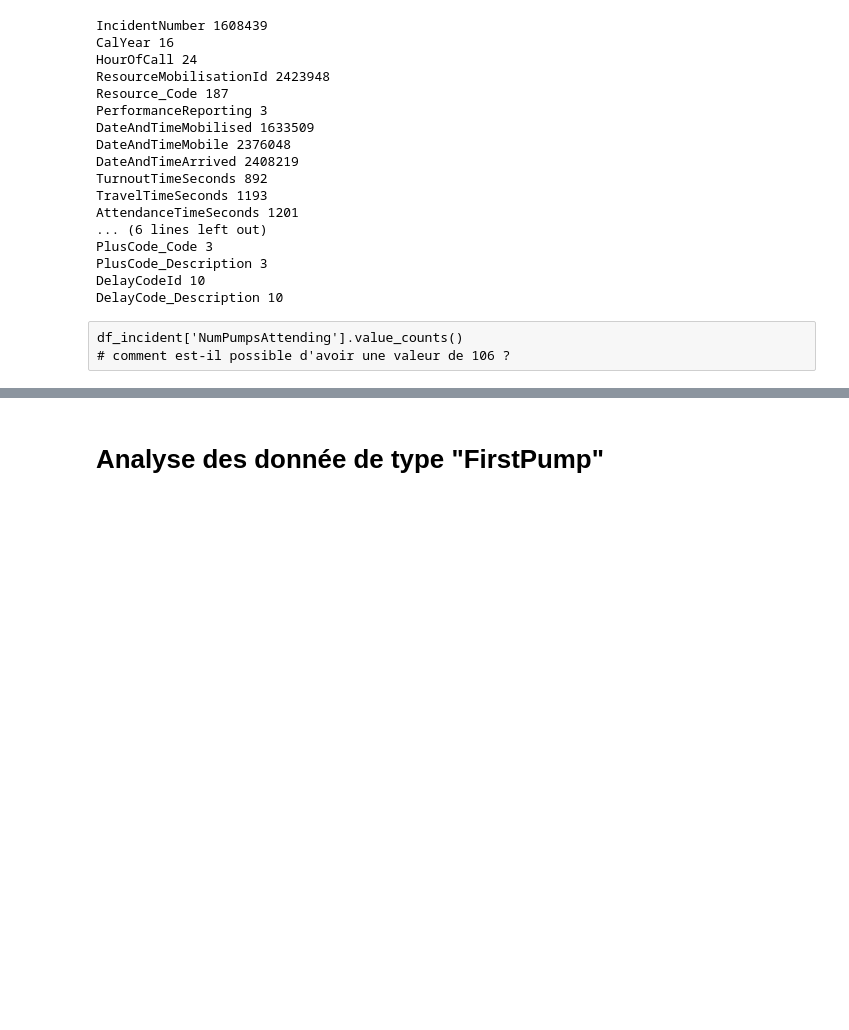
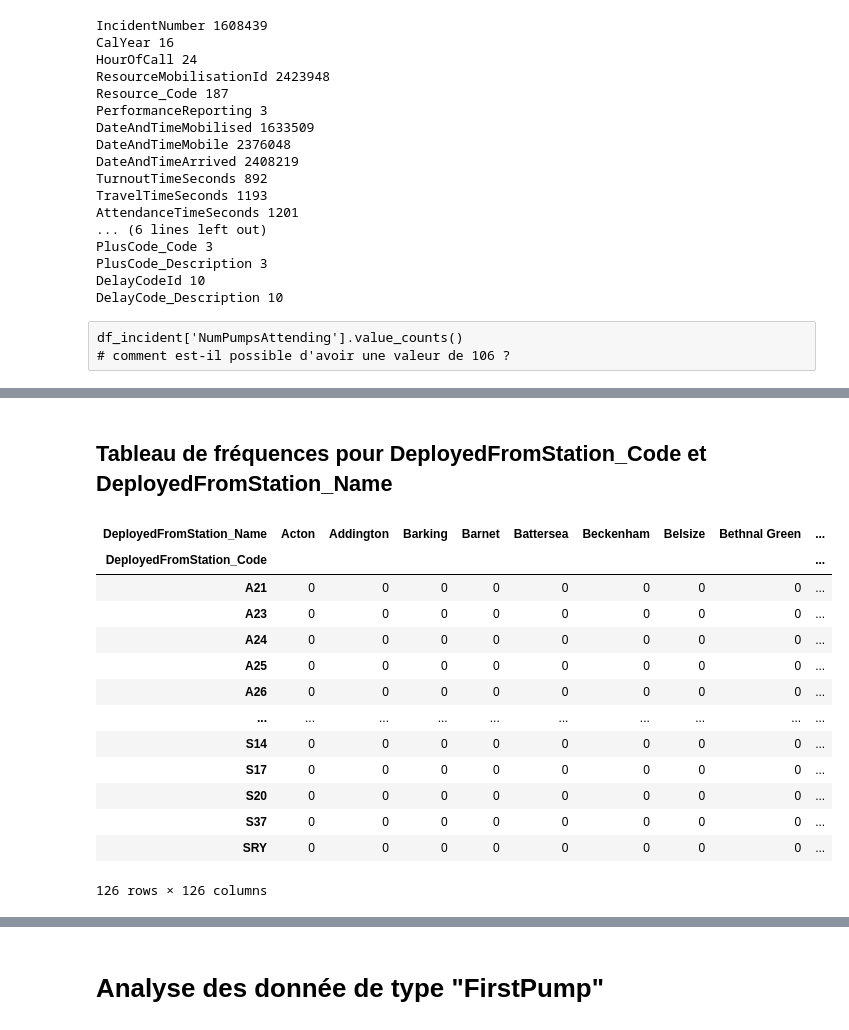
Before and after one commit to Frederic-Vincent/MLOps_LondonFireBrigade, a Jupyter notebook: notebooks/exploration-2.ipynb, the cells around one changed output, grey strips where cells are left out. Drawn from its saved outputs; the diff is of its cells as text; code cells hidden in the pictures; blank space fills up the shorter version.

```diff
--- a/notebooks/exploration-2.ipynb
+++ b/notebooks/exploration-2.ipynb
@@ -220,0 +263,19 @@ pd.crosstab(df_mobilisation['DelayCodeId'], df_mobilisation['DelayCode_Descripti
+# %% [markdown]
+## Tableau de fréquences pour DeployedFromStation_Code et DeployedFromStation_Name
+# %%
+pd.crosstab(df_mobilisation['DeployedFromStation_Code'], df_mobilisation['DeployedFromStation_Name'])
+# %% [output]
+| DeployedFromStation_Name | Acton | Addington | Barking | Barnet | Battersea | Beckenham | Belsize | Bethnal Green | ... |
+| DeployedFromStation_Code |  |  |  |  |  |  |  |  | ... |
+| A21 | 0 | 0 | 0 | 0 | 0 | 0 | 0 | 0 | ... |
+| A23 | 0 | 0 | 0 | 0 | 0 | 0 | 0 | 0 | ... |
+| A24 | 0 | 0 | 0 | 0 | 0 | 0 | 0 | 0 | ... |
+| A25 | 0 | 0 | 0 | 0 | 0 | 0 | 0 | 0 | ... |
+| A26 | 0 | 0 | 0 | 0 | 0 | 0 | 0 | 0 | ... |
+| ... | ... | ... | ... | ... | ... | ... | ... | ... | ... |
+| S14 | 0 | 0 | 0 | 0 | 0 | 0 | 0 | 0 | ... |
+| S17 | 0 | 0 | 0 | 0 | 0 | 0 | 0 | 0 | ... |
+| S20 | 0 | 0 | 0 | 0 | 0 | 0 | 0 | 0 | ... |
+| S37 | 0 | 0 | 0 | 0 | 0 | 0 | 0 | 0 | ... |
+| SRY | 0 | 0 | 0 | 0 | 0 | 0 | 0 | 0 | ... |
+126 rows × 126 columns
```
Also changed, not shown: parts of 39 cells of this notebook.
